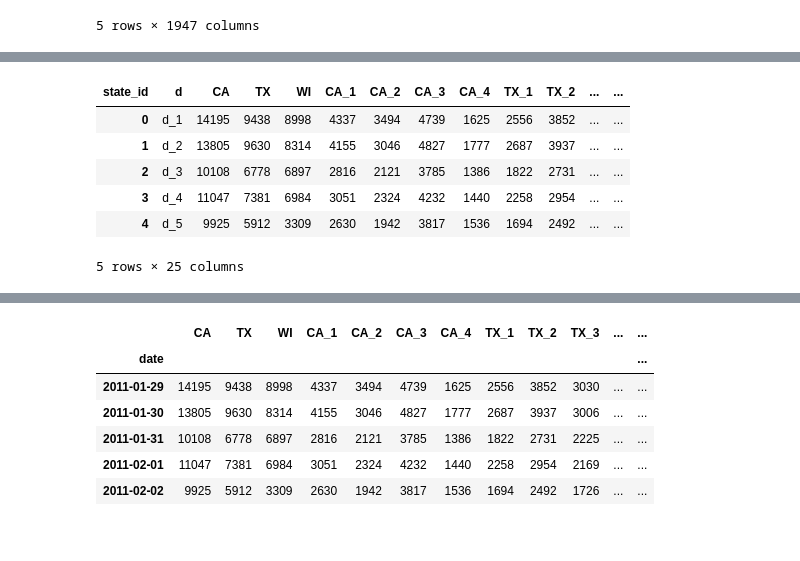
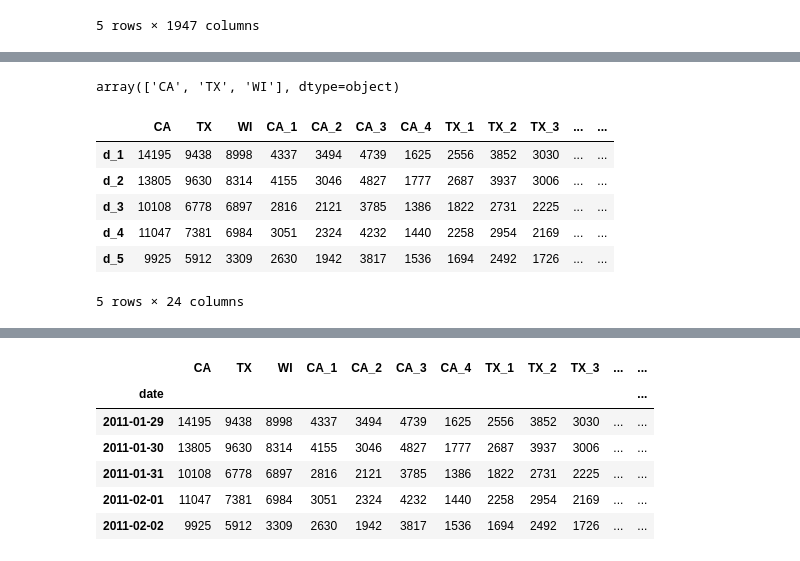
Before and after one commit to sithankanna/hts-forecast, a Jupyter notebook: notebooks/004-EK-Hierarchy.ipynb, the cells around one changed output, grey strips where cells are left out. Saved outputs shown, nothing was run; the diff lists cells and outputs as text; code cells hidden in the pictures.

```diff
--- a/notebooks/004-EK-Hierarchy.ipynb
+++ b/notebooks/004-EK-Hierarchy.ipynb
@@ -41,28 +88,33 @@ states = filter_aggregate_sales(frame=sales, column_to_filter='state_id', column
+# %%
+sales.state_id.unique()
+# %% [output]
+array(['CA', 'TX', 'WI'], dtype=object)
 # %%
 #Create hierarchical dataframe
+summedlistframe = pd.DataFrame()
 for state in sales.state_id.unique():
-    states[state] = filter_aggregate_sales(frame=sales, column_to_filter='state_id', column_value_to_filter=state,
-                                                    column_to_aggregate='state_id')
+    summedlistframe[state] = filter_aggregate_sales(frame=sales, column_to_filter='state_id', column_value_to_filter=state,
+                                                  column_to_aggregate='state_id')[state]
 
 for store in sales.store_id.unique():
-    states[store] = filter_aggregate_sales(frame=sales, column_to_filter='store_id', column_value_to_filter=store,
-                                                    column_to_aggregate='store_id')
+    summedlistframe[store] = filter_aggregate_sales(frame=sales, column_to_filter='store_id', column_value_to_filter=store,
+                                                    column_to_aggregate='store_id')[store]
 
 for category in sales.cat_id.unique():
-    states[category] = filter_aggregate_sales(frame=sales, column_to_filter='cat_id', column_value_to_filter=category,
-                                                       column_to_aggregate='cat_id')
+    summedlistframe[category] = filter_aggregate_sales(frame=sales, column_to_filter='cat_id', column_value_to_filter=category,
+                                                       column_to_aggregate='cat_id')[category]
 for dept in sales.dept_id.unique():
-    states[dept] = filter_aggregate_sales(frame=sales, column_to_filter='dept_id', column_value_to_filter=dept,
-                                                       column_to_aggregate='dept_id')
-states['total'] = states.CA + states.TX + states.WI
-states2 = states.reset_index()
-states2 = states2.rename(columns={'index':'d'})
-states2.head()
+    summedlistframe[dept] = filter_aggregate_sales(frame=sales, column_to_filter='dept_id', column_value_to_filter=dept,
+                                                       column_to_aggregate='dept_id')[dept]
+summedlistframe['total'] = summedlistframe.CA + summedlistframe.TX + summedlistframe.WI
+#states2 = states.reset_index()
+#states2 = states2.rename(columns={'index':'d'})
+summedlistframe.head()
 # %% [output]
-| state_id | d | CA | TX | WI | CA_1 | CA_2 | CA_3 | CA_4 | TX_1 | TX_2 | ... | ... |
-| 0 | d_1 | 14195 | 9438 | 8998 | 4337 | 3494 | 4739 | 1625 | 2556 | 3852 | ... | ... |
-| 1 | d_2 | 13805 | 9630 | 8314 | 4155 | 3046 | 4827 | 1777 | 2687 | 3937 | ... | ... |
-| 2 | d_3 | 10108 | 6778 | 6897 | 2816 | 2121 | 3785 | 1386 | 1822 | 2731 | ... | ... |
-| 3 | d_4 | 11047 | 7381 | 6984 | 3051 | 2324 | 4232 | 1440 | 2258 | 2954 | ... | ... |
-| 4 | d_5 | 9925 | 5912 | 3309 | 2630 | 1942 | 3817 | 1536 | 1694 | 2492 | ... | ... |
+|  | CA | TX | WI | CA_1 | CA_2 | CA_3 | CA_4 | TX_1 | TX_2 | TX_3 | ... | ... |
+| d_1 | 14195 | 9438 | 8998 | 4337 | 3494 | 4739 | 1625 | 2556 | 3852 | 3030 | ... | ... |
+| d_2 | 13805 | 9630 | 8314 | 4155 | 3046 | 4827 | 1777 | 2687 | 3937 | 3006 | ... | ... |
+| d_3 | 10108 | 6778 | 6897 | 2816 | 2121 | 3785 | 1386 | 1822 | 2731 | 2225 | ... | ... |
+| d_4 | 11047 | 7381 | 6984 | 3051 | 2324 | 4232 | 1440 | 2258 | 2954 | 2169 | ... | ... |
+| d_5 | 9925 | 5912 | 3309 | 2630 | 1942 | 3817 | 1536 | 1694 | 2492 | 1726 | ... | ... |
-5 rows × 25 columns
+5 rows × 24 columns
```
Also changed, not shown: parts of 13 cells of this notebook.
